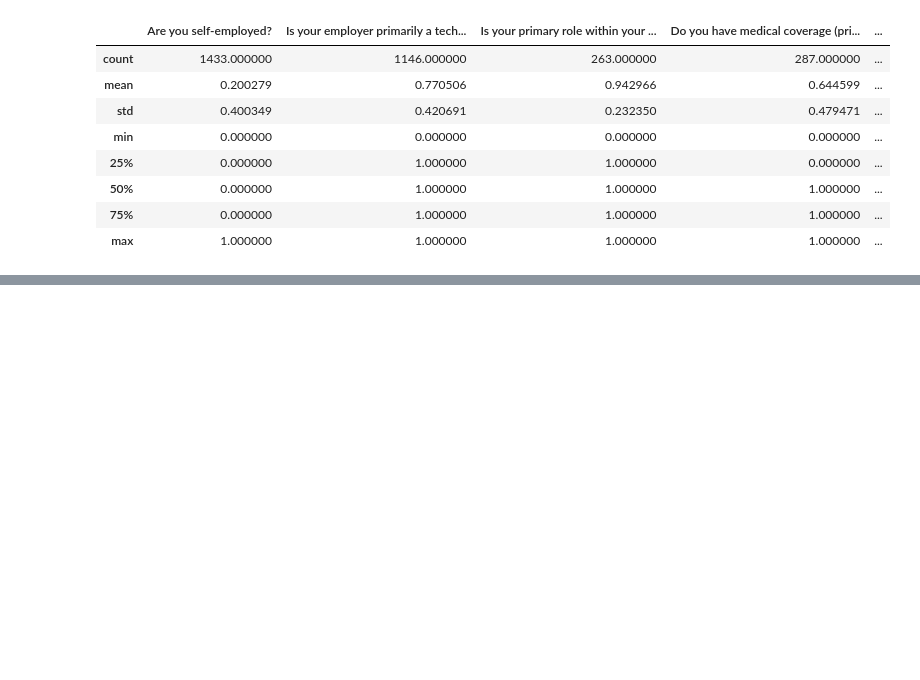
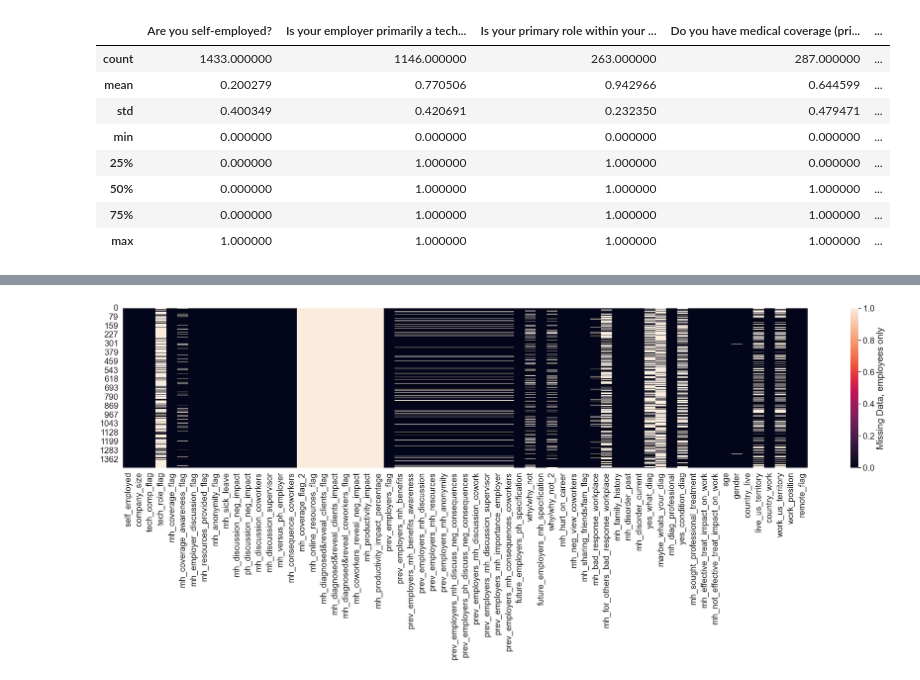
Before and after one commit to Oumaymabamoh/ML_Mental_Health_Cluster_Insights, a Jupyter notebook: data_eda.ipynb, the cells around one changed output, grey strips where cells are left out. Cells and saved outputs as stored; diff of their text form; code cells hidden in the pictures; blank space fills up the shorter version.

```diff
--- a/data_eda.ipynb
+++ b/data_eda.ipynb
@@ -218,0 +244,12 @@ dtype: int64
+# %%
+# Count all employees survey takers(survey takers who are employed answered with 0 in the survey)
+mask_employed = df.self_employed == 0
+
+plt.figure(figsize=(32,6))
+sns.heatmap(df[mask_employed].isna(),
+            cmap='rocket',
+            cbar_kws={'label': 'Missing Data, employees only'})
+plt.show()
+# plt.savefig("Missing_values_employed.png", dpi=300, format="png")
+# %% [output]
+[figure, added]
```
Also changed, not shown: parts of 45 cells of this notebook.
